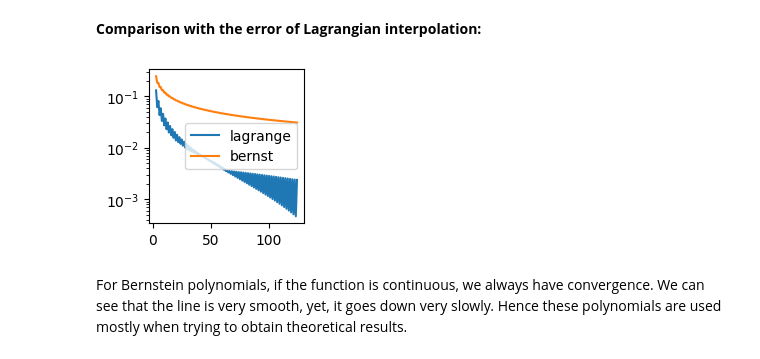
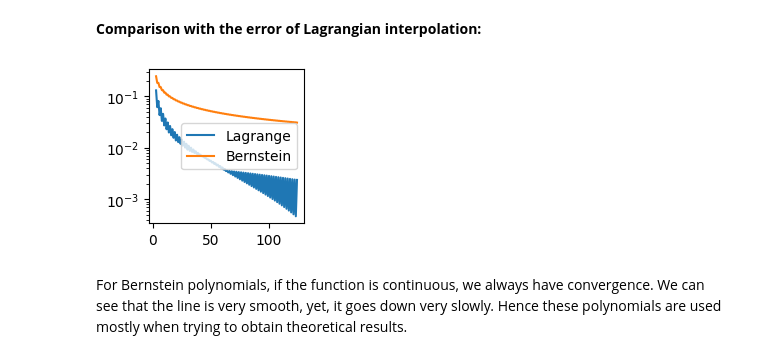
Before and after one commit to lorenzotomada/Applied_Mathematics, a Jupyter notebook: Code/AM_lab3.ipynb, the cells around one changed output. Cells and saved outputs as stored; diff of their text form; code cells hidden in the pictures.

```diff
--- a/Code/AM_lab3.ipynb
+++ b/Code/AM_lab3.ipynb
@@ -317,13 +315,13 @@ def compute_error2(x, u, range_of_n):
 # %%
 N=range(3,125)
 e_ = compute_error2(x,runge,N)
 esin_ = compute_error2(x, sen, N)
 eabs_ = compute_error2(x, abs_value, N)
-plot(N, eabs, label = 'lagrange')
-plot(N, eabs_, label = 'bernst')
+plot(N, eabs, label = 'Lagrange')
+plot(N, eabs_, label = 'Bernstein')
 legend()
 yscale('log')
 # %% [output]
-[figure, old version]
+[figure, new version]
 # %% [markdown]
 For Bernstein polynomials, if the function is continuous, we always have convergence. We can see that the line is very smooth, yet, it goes down very slowly. Hence these polynomials are used mostly when trying to obtain theoretical results.
```
Also changed, not shown: parts of 4 cells of this notebook.
